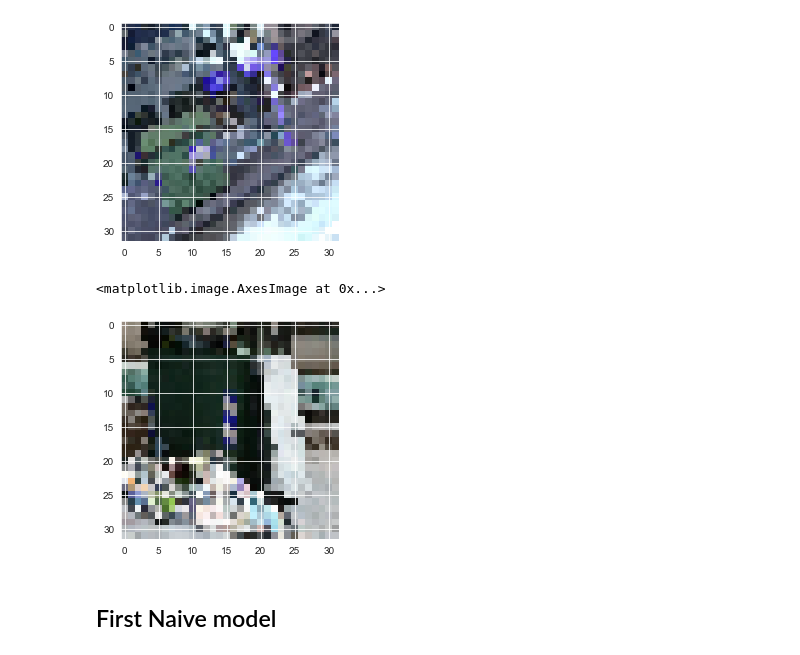
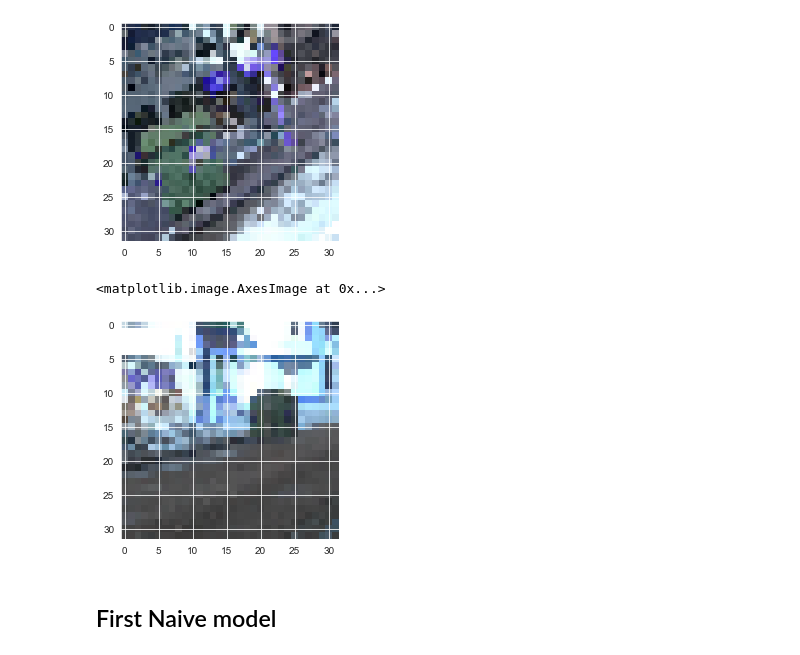
Before and after one commit to naomiehl/ComputerVision_CleanDirty, a Jupyter notebook: Classification.ipynb, the cells around one changed output. Cells and saved outputs as stored; diff of their text form; code cells hidden in the pictures.

```diff
--- a/Classification.ipynb
+++ b/Classification.ipynb
@@ -102,15 +102,12 @@ y_test = np.asarray(test_df['label']).astype('float32').reshape((-1,1))
 train = []
 for i in range(len(train_df)):
     train.append(train_df['images'][i])
-train = np.array(train)
+x_train = np.array(train)
 
 test = []
 for index, row in test_df.iterrows():
     test.append(row['images'])
-test_ = np.array(test)
+x_test = np.array(test)
-# %%
-x_train = train
-x_test = test_
 # %%
 print("Shape of training data", x_train.shape)
 print("\nShape of test data", x_test.shape)
@@ -124,10 +121,10 @@ plt.imshow(x_train[630]) #example
 <matplotlib.image.AxesImage at 0x...>
 [figure]
 # %%
-plt.imshow(x_test[601]) #example
+plt.imshow(x_test[61]) #example
 # %% [output]
 <matplotlib.image.AxesImage at 0x...>
-[figure, old version]
+[figure, new version]
 # %% [markdown]
 ## First Naive model
 # %%
```
Also changed, not shown: parts of 10 cells of this notebook.
